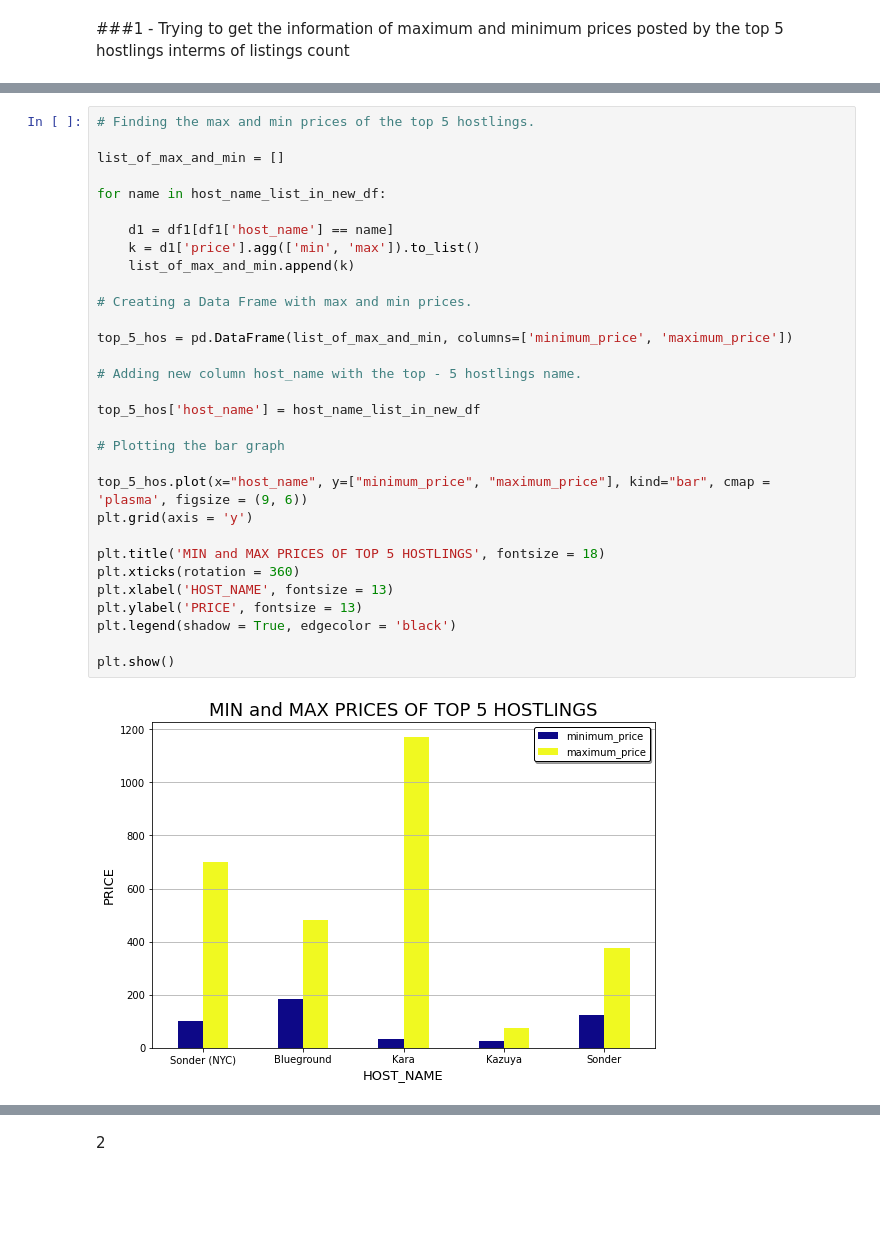
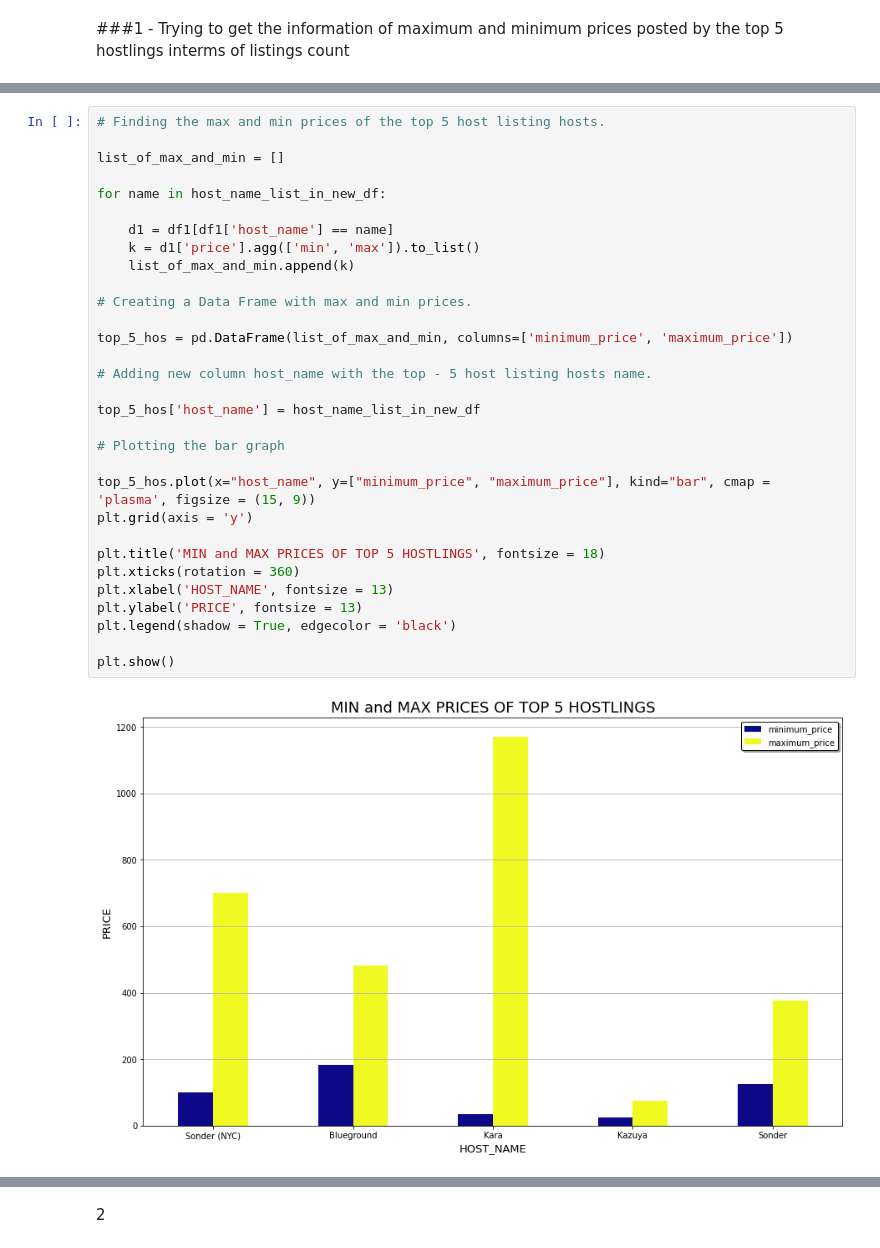
Before and after one commit to Tauseef-09/Airbnb_EDA_Project, a Jupyter notebook: Airbnb_individual_notebook.ipynb, the cells around one changed output, grey strips where cells are left out. Saved outputs shown, nothing was run; the diff lists cells and outputs as text; blank space fills up the shorter version.

```diff
--- a/Airbnb_individual_notebook.ipynb
+++ b/Airbnb_individual_notebook.ipynb
@@ -189,38 +189,38 @@ new_df
 | 44243 | Kazuya | 103 |
 | 35124 | Sonder | 96 |
 # %%
-# Finding the max and min prices of the top 5 hostlings.
+# Finding the max and min prices of the top 5 host listing hosts.
 
 list_of_max_and_min = []
 
 for name in host_name_list_in_new_df:
 
     d1 = df1[df1['host_name'] == name]
     k = d1['price'].agg(['min', 'max']).to_list()
     list_of_max_and_min.append(k)
 
 # Creating a Data Frame with max and min prices.
 
 top_5_hos = pd.DataFrame(list_of_max_and_min, columns=['minimum_price', 'maximum_price'])
 
-# Adding new column host_name with the top - 5 hostlings name.
+# Adding new column host_name with the top - 5 host listing hosts name.
 
 top_5_hos['host_name'] = host_name_list_in_new_df
 
 # Plotting the bar graph
 
-top_5_hos.plot(x="host_name", y=["minimum_price", "maximum_price"], kind="bar", cmap = 'plasma', figsize = (9, 6))
+top_5_hos.plot(x="host_name", y=["minimum_price", "maximum_price"], kind="bar", cmap = 'plasma', figsize = (15, 9))
 plt.grid(axis = 'y')
 
 plt.title('MIN and MAX PRICES OF TOP 5 HOSTLINGS', fontsize = 18)
 plt.xticks(rotation = 360)
 plt.xlabel('HOST_NAME', fontsize = 13)
 plt.ylabel('PRICE', fontsize = 13)
 plt.legend(shadow = True, edgecolor = 'black')
 
 plt.show()
 # %% [output]
-[figure, old version]
+[figure, new version]
 # %% [markdown]
 ###INFERENCE:
 
```
Also changed, not shown: parts of 13 cells of this notebook.
